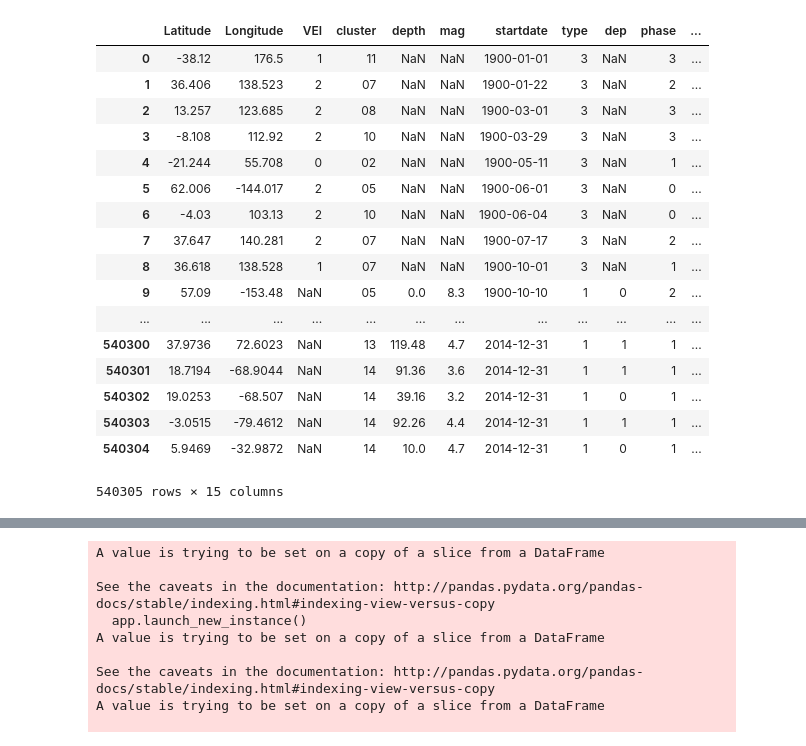
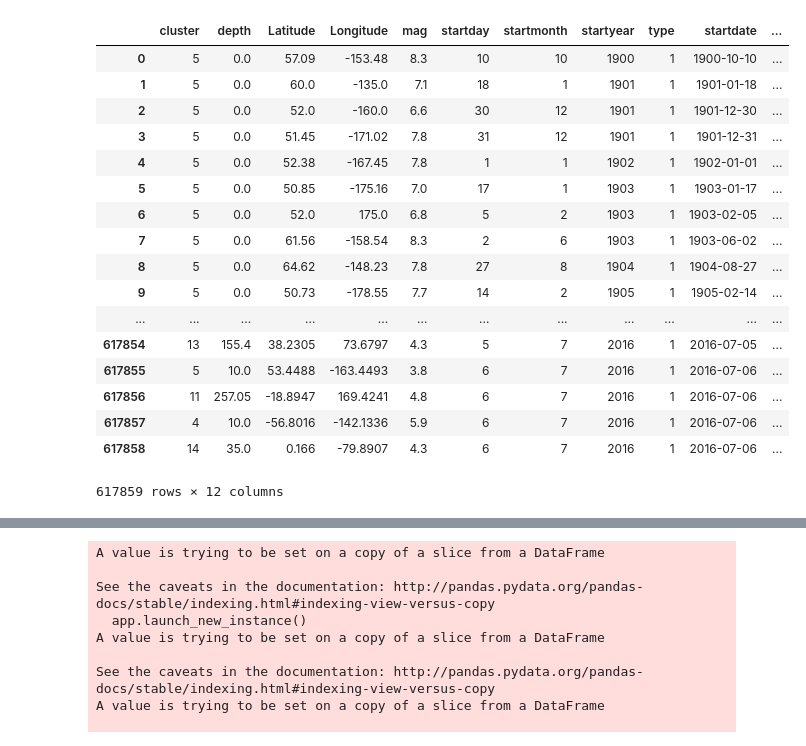
Before and after one commit to cindy233/EarthquakeSequential, a Jupyter notebook: Untitled.ipynb, the cells around one changed output, grey strips where cells are left out. Cells and saved outputs as stored; diff of their text form; code cells hidden in the pictures.

Commit message:
modified phase separation

```diff
--- a/Untitled.ipynb
+++ b/Untitled.ipynb
@@ -1,24 +1,24 @@
 # %%
 import numpy as np
 import pandas as pd
-df = pd.read_csv('wtemp.csv', dtype=object)
+df = pd.read_csv('allquakeswnphase.csv', dtype=object)
 df
 # %% [output]
-|  | Latitude | Longitude | VEI | cluster | depth | mag | startdate | type | dep | phase | ... |
-| 0 | -38.12 | 176.5 | 1 | 11 | NaN | NaN | 1900-01-01 | 3 | NaN | 3 | ... |
-| 1 | 36.406 | 138.523 | 2 | 07 | NaN | NaN | 1900-01-22 | 3 | NaN | 2 | ... |
-| 2 | 13.257 | 123.685 | 2 | 08 | NaN | NaN | 1900-03-01 | 3 | NaN | 3 | ... |
-| 3 | -8.108 | 112.92 | 2 | 10 | NaN | NaN | 1900-03-29 | 3 | NaN | 3 | ... |
-| 4 | -21.244 | 55.708 | 0 | 02 | NaN | NaN | 1900-05-11 | 3 | NaN | 1 | ... |
-| 5 | 62.006 | -144.017 | 2 | 05 | NaN | NaN | 1900-06-01 | 3 | NaN | 0 | ... |
-| 6 | -4.03 | 103.13 | 2 | 10 | NaN | NaN | 1900-06-04 | 3 | NaN | 0 | ... |
-| 7 | 37.647 | 140.281 | 2 | 07 | NaN | NaN | 1900-07-17 | 3 | NaN | 2 | ... |
-| 8 | 36.618 | 138.528 | 1 | 07 | NaN | NaN | 1900-10-01 | 3 | NaN | 1 | ... |
-| 9 | 57.09 | -153.48 | NaN | 05 | 0.0 | 8.3 | 1900-10-10 | 1 | 0 | 2 | ... |
+|  | cluster | depth | Latitude | Longitude | mag | startday | startmonth | startyear | type | startdate | ... |
+| 0 | 5 | 0.0 | 57.09 | -153.48 | 8.3 | 10 | 10 | 1900 | 1 | 1900-10-10 | ... |
+| 1 | 5 | 0.0 | 60.0 | -135.0 | 7.1 | 18 | 1 | 1901 | 1 | 1901-01-18 | ... |
+| 2 | 5 | 0.0 | 52.0 | -160.0 | 6.6 | 30 | 12 | 1901 | 1 | 1901-12-30 | ... |
+| 3 | 5 | 0.0 | 51.45 | -171.02 | 7.8 | 31 | 12 | 1901 | 1 | 1901-12-31 | ... |
+| 4 | 5 | 0.0 | 52.38 | -167.45 | 7.8 | 1 | 1 | 1902 | 1 | 1902-01-01 | ... |
+| 5 | 5 | 0.0 | 50.85 | -175.16 | 7.0 | 17 | 1 | 1903 | 1 | 1903-01-17 | ... |
+| 6 | 5 | 0.0 | 52.0 | 175.0 | 6.8 | 5 | 2 | 1903 | 1 | 1903-02-05 | ... |
+| 7 | 5 | 0.0 | 61.56 | -158.54 | 8.3 | 2 | 6 | 1903 | 1 | 1903-06-02 | ... |
+| 8 | 5 | 0.0 | 64.62 | -148.23 | 7.8 | 27 | 8 | 1904 | 1 | 1904-08-27 | ... |
+| 9 | 5 | 0.0 | 50.73 | -178.55 | 7.7 | 14 | 2 | 1905 | 1 | 1905-02-14 | ... |
 | ... | ... | ... | ... | ... | ... | ... | ... | ... | ... | ... | ... |
-| 540300 | 37.9736 | 72.6023 | NaN | 13 | 119.48 | 4.7 | 2014-12-31 | 1 | 1 | 1 | ... |
-| 540301 | 18.7194 | -68.9044 | NaN | 14 | 91.36 | 3.6 | 2014-12-31 | 1 | 1 | 1 | ... |
-| 540302 | 19.0253 | -68.507 | NaN | 14 | 39.16 | 3.2 | 2014-12-31 | 1 | 0 | 1 | ... |
-| 540303 | -3.0515 | -79.4612 | NaN | 14 | 92.26 | 4.4 | 2014-12-31 | 1 | 1 | 1 | ... |
-| 540304 | 5.9469 | -32.9872 | NaN | 14 | 10.0 | 4.7 | 2014-12-31 | 1 | 0 | 1 | ... |
+| 617854 | 13 | 155.4 | 38.2305 | 73.6797 | 4.3 | 5 | 7 | 2016 | 1 | 2016-07-05 | ... |
+| 617855 | 5 | 10.0 | 53.4488 | -163.4493 | 3.8 | 6 | 7 | 2016 | 1 | 2016-07-06 | ... |
+| 617856 | 11 | 257.05 | -18.8947 | 169.4241 | 4.8 | 6 | 7 | 2016 | 1 | 2016-07-06 | ... |
+| 617857 | 4 | 10.0 | -56.8016 | -142.1336 | 5.9 | 6 | 7 | 2016 | 1 | 2016-07-06 | ... |
+| 617858 | 14 | 35.0 | 0.166 | -79.8907 | 4.3 | 6 | 7 | 2016 | 1 | 2016-07-06 | ... |
-540305 rows × 15 columns
+617859 rows × 12 columns
```
Also changed, not shown: parts of 7 cells of this notebook, 16 other files.
